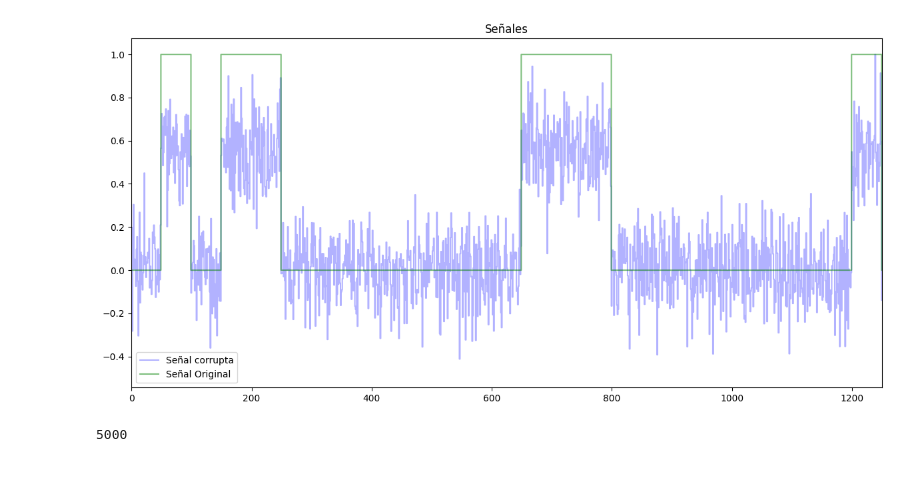
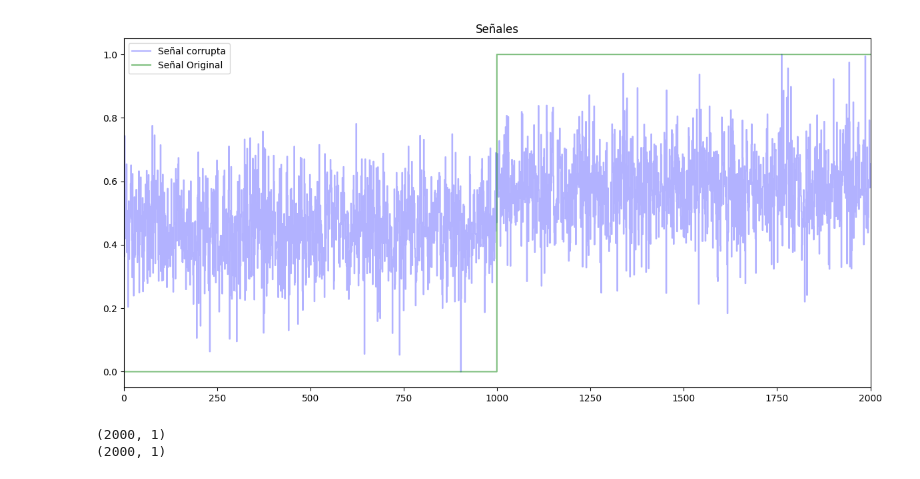
Before and after one commit to JCardenas05/Teoria_Se-ales, a Jupyter notebook: Taller_5/Taller_Red_5.ipynb, the cells around one changed output. Drawn from its saved outputs; the diff is of its cells as text; code cells hidden in the pictures.

```diff
--- a/Taller_5/Taller_Red_5.ipynb
+++ b/Taller_5/Taller_Red_5.ipynb
@@ -8,57 +8,60 @@ from sklearn.model_selection import train_test_split
 
 # Dividir los datos en entrenamiento y prueba
 # %%
-def map(value, min, max):
-        return (value/np.max(value)) * (max - min)
+def map_range(value, min_, max_):
+        return ((value-np.min(value))/(np.max(value)-np.min(value))) * (max_ - min_)
 # %%
 a1 = 1       # Valor del símbolo a1
 a0 = 0    # Valor del símbolo a0
-Nsamples = 50 # Muestras de tiempo por símbolo
+Nsamples = 1000 # Muestras de tiempo por símbolo
 # Probabilidades de los símbolos
-p_0 = 0.8
+p_0 = 0.5
 p_1 = 1 - p_0
 
-amp_noise = 0.25
+amp_noise = 1
 
-Nsymbols = 100 # Número total de símbolos
+Nsymbols = 2 # Número total de símbolos
 N = Nsymbols * Nsamples  # Número total de muestras
 
 time = np.linspace(0, N, N)
 
 # Genera una secuencia de símbolos basados en las probabilidades dadas
-data = np.random.choice([a0, a1], size=Nsymbols, p=[p_0, p_1])
+#data = np.random.choice([a0, a1], size=Nsymbols, p=[p_0, p_1])
+data = np.array([a0, a1])
 
 # Repite cada símbolo según el número de muestras por símbolo
 data = np.concatenate([[v]*Nsamples for v in data])
 message_org = data  # Almacena la secuencia completa en la variable 'message'
 
 o2 = 1
 
 noise = np.random.normal(0, o2, N)
 
 message_corrupt  = message_org + noise*amp_noise
 
 
 message_corrupt = message_corrupt.reshape(-1, 1)  # Redimensionar para que cada muestra sea un vector de entrada
 message_org = message_org.reshape(-1, 1)
 
-message_corrupt = map(message_corrupt, 0, 1)
-message_org = map(message_org, 0, 1)
+message_corrupt = map_range(message_corrupt, 0, 1)
+message_org = map_range(message_org, 0, 1)
 
 
 plt.figure(figsize=(12,6),tight_layout=True)  #modificar el tamaño (x,y)
 plt.step(time,message_corrupt, '-b', label='Señal corrupta', alpha=0.3)
 plt.step(time,message_org, '-g',label='Señal Original', alpha = 0.5)
 #plt.step(time,y_pred_test, '-r',label='Señal Recuperada', alpha=0.3)
-plt.xlim(0,int(N/4))
+plt.xlim(0,int(N/1))
 plt.title(f'Señales')
 plt.legend()
 plt.show()
+
+
+print(message_corrupt.shape)
+print(message_org.shape)
 # %% [output]
-[figure, old version]
+[figure, new version]
+(2000, 1)
+(2000, 1)
-# %%
-print(message_corrupt.shape[0])
-# %% [output]
-5000
 # %%
 
```
Also changed, not shown: parts of 7 cells of this notebook, 13 other files.
